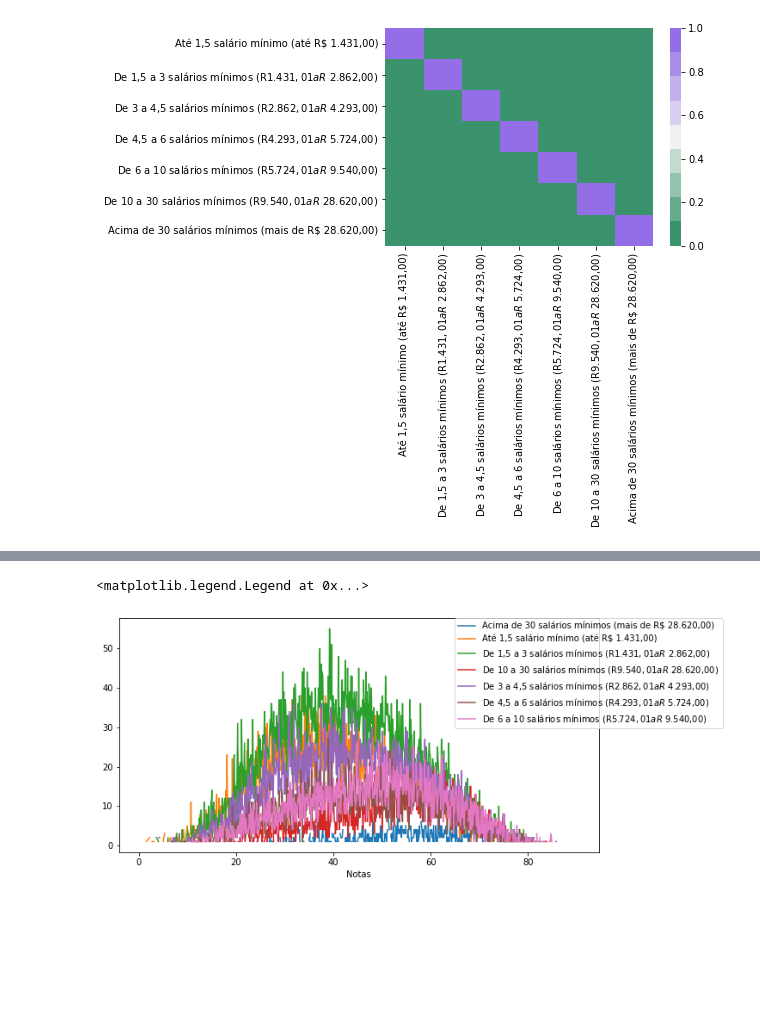
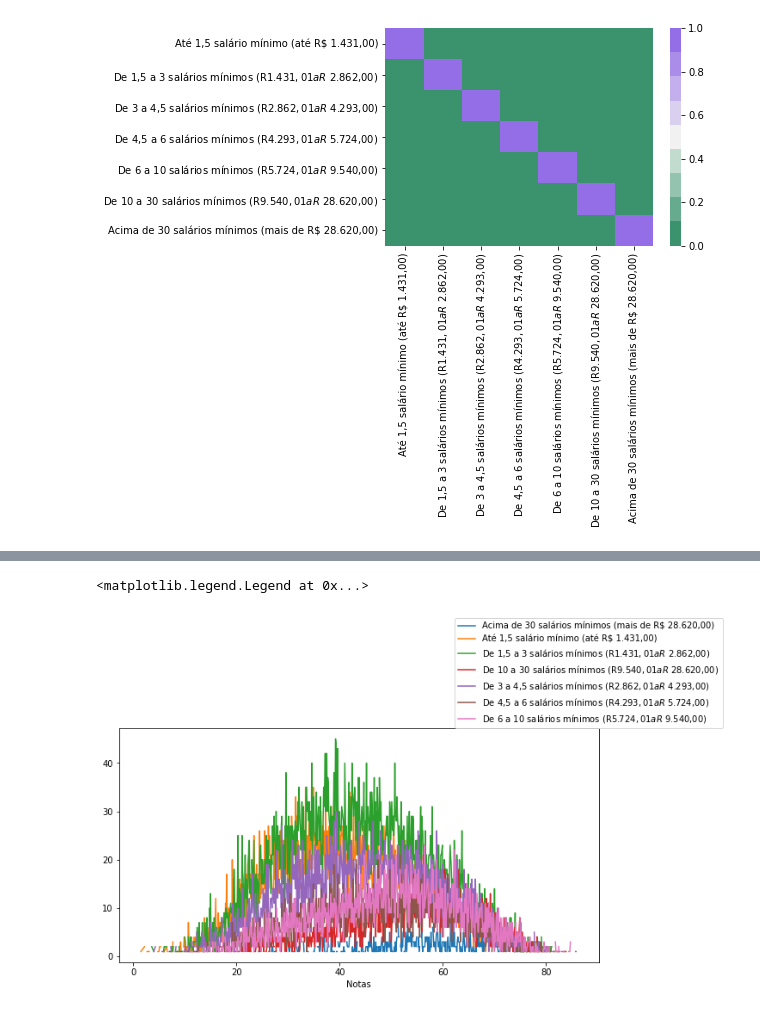
Before and after one commit to svponte/md, a Jupyter notebook: kg.ipynb, the cells around one changed output, grey strips where cells are left out. Saved outputs shown, nothing was run; the diff lists cells and outputs as text; code cells hidden in the pictures; blank space fills up the shorter version.

```diff
--- a/kg.ipynb
+++ b/kg.ipynb
@@ -13,16 +13,6 @@ from tratamentos import *
 from categorizacao import *
 
 pfEnade = doCarga('microdados_enade_2019.txt')
-# pfEnade = pfEnade.query('QE_I08 != " "')
-# pfEnade = pfEnade.query('QE_I23 != " "')
-#pfEnade['NT_GER'].fillna(0, inplace=True)
-pfEnade['NT_GER'].dropna(inplace=True)
-pfEnade['QE_I08'].dropna(inplace=True)
-
-dfRemove = pfEnade.loc[(pfEnade['QE_I08'] == ' ')]
-pfEnade = pfEnade.drop(dfRemove.index)
-dfRemove = pfEnade.QE_I08.dropna()
-
 # TRATAMENTOS
 pfEnade = doIdade(pfEnade)
 pfEnade = doNota(pfEnade)
@@ -252,35 +246,31 @@ MxR
 # %%
 # DISTRIBUIÇÂO - UTIL - Utilizado
 #tmp = pfEnade.groupby(['QE_I08', 'QE_I23'])['NT_GER'].agg(['mean']).unstack() #.where(pfEnade.QE_I08 != ' ')
 # MxR = pfEnade.groupby(['NT_GER', 'QE_I08'])['Migrado'].agg(['count']).unstack().where('NT_GER > 0')
 #MxR = pfEnade.groupby(['NT_GER', 'QE_I08'])['Migrado'].agg(['count']).unstack().where(pfEnade.NT_GER != ' ')
 xq = pfEnade.where(pfEnade.Migrado == 1)
-xq = xq.where(xq.NT_GER != ' ')
-xq = xq.where(xq.NT_GER > 0)
-xq = xq.where(xq.QE_I08 != ' ')
 MxR = xq.groupby(['NT_GER',  'RendaDIC'])['Migrado']\
     .agg(['count'])\
     .unstack()
 
 MxR.index.name = 'Notas'
-
 
 MxR.columns = MxR.columns.droplevel(0)
 MxR.columns.name = 'Renda'
 
 ax = MxR.plot(figsize=(10,5))
 ax.legend(bbox_to_anchor=(0.7, 1), loc=0, borderaxespad=0.)
 #ax.set_title('Nota X Renda X Migração', fontsize=20)
 
 # textoRenda = ""
 # for key, value in doRendaDIC().items():
 #    textoRenda = textoRenda + "{k} : {v}\n".format(k=key, v=value)
 #ax.text(0.05, 0.6, textoRenda, transform=ax.transAxes, fontsize=8)
 
 #textoEstudo = ""
 #for key, value in doRendaDIC().items():
 #    textoEstudo = textoEstudo + "{k} : {v}\n".format(k=key, v=value)
 #ax.legend(textoEstudo)
 # %% [output]
 <matplotlib.legend.Legend at 0x...>
-[figure, old version]
+[figure, new version]
```
Also changed, not shown: parts of 12 cells of this notebook, 3 other files.
